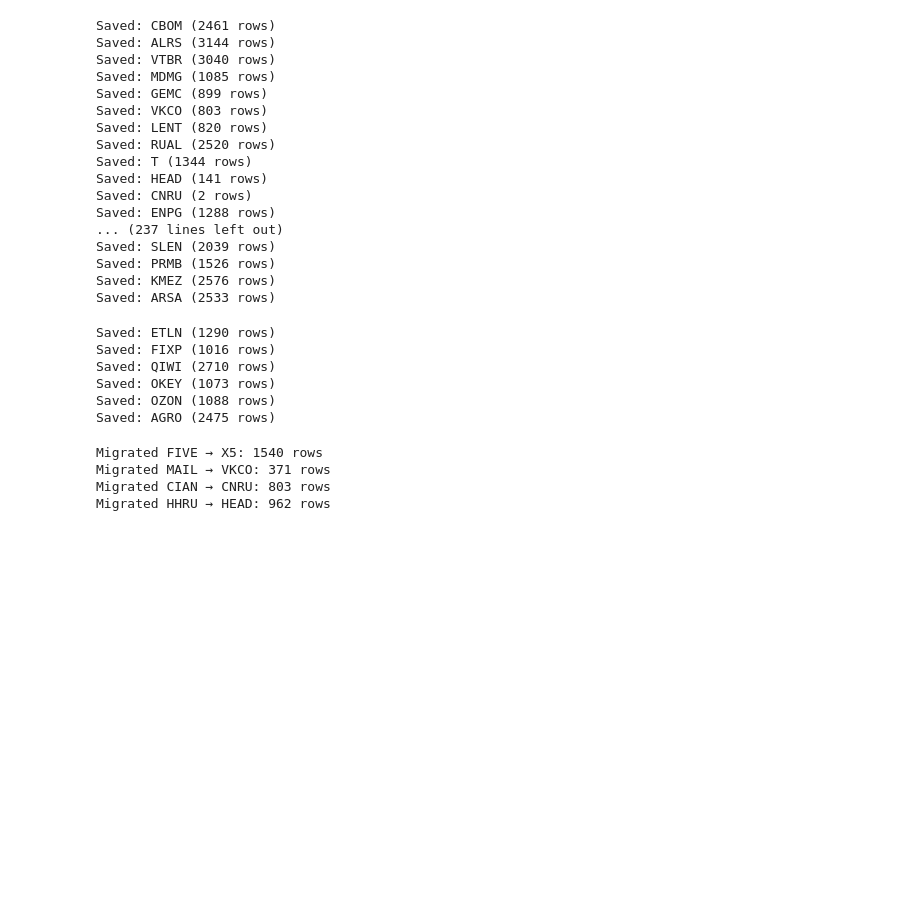
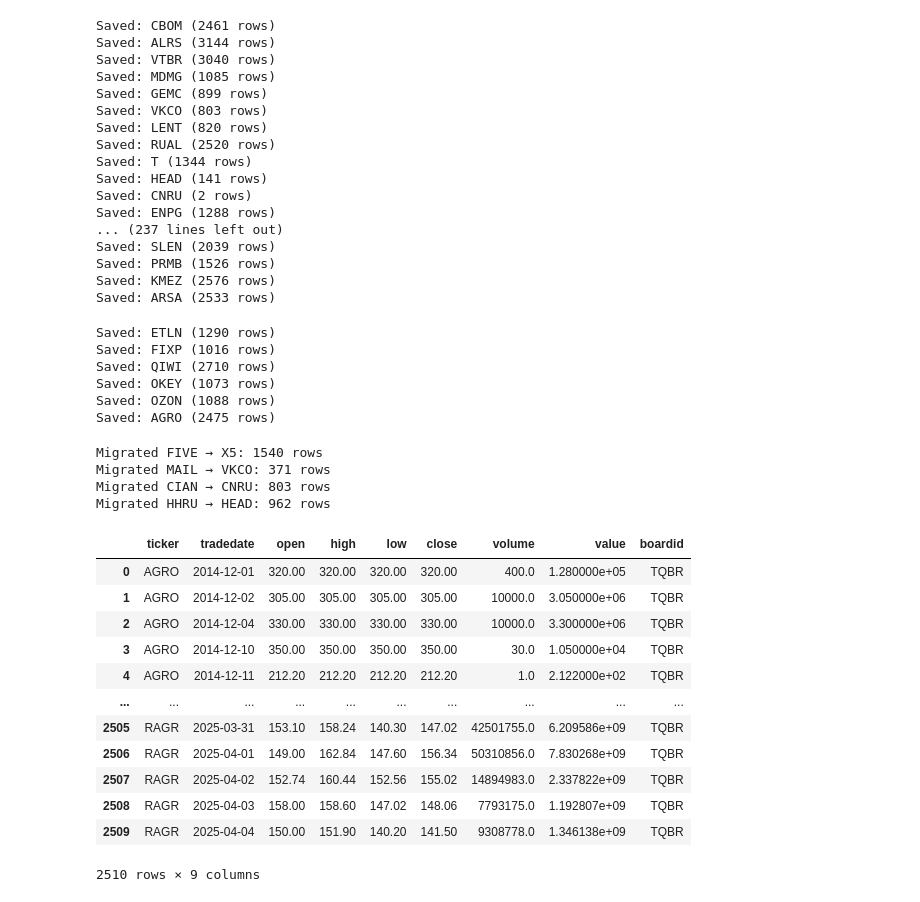
Before and after one commit to AntonYRV/portfolio-builder, a Jupyter notebook: test_port_opt.ipynb, the cells around one changed output. Drawn from its saved outputs; the diff is of its cells as text; code cells hidden in the pictures; blank space fills up the shorter version.

```diff
--- a/test_port_opt.ipynb
+++ b/test_port_opt.ipynb
@@ -368,3 +369,33 @@ Migrated FIVE → X5: 1540 rows
 Migrated MAIL → VKCO: 371 rows
 Migrated CIAN → CNRU: 803 rows
 Migrated HHRU → HEAD: 962 rows
+# %%
+import sqlite3
+import pandas as pd
+
+# Подключаемся к базе данных
+DB_NAME = "moex_candles.db"
+conn = sqlite3.connect(DB_NAME)
+
+# Читаем данные по тикеру YDEX из таблицы candles
+query = "SELECT * FROM candles WHERE (ticker = 'AGRO' or ticker = 'RAGR')"
+df = pd.read_sql(query, conn)
+
+# Закрываем соединение
+conn.close()
+
+df
+# %% [output]
+|  | ticker | tradedate | open | high | low | close | volume | value | boardid |
+| 0 | AGRO | 2014-12-01 | 320.00 | 320.00 | 320.00 | 320.00 | 400.0 | 1.280000e+05 | TQBR |
+| 1 | AGRO | 2014-12-02 | 305.00 | 305.00 | 305.00 | 305.00 | 10000.0 | 3.050000e+06 | TQBR |
+| 2 | AGRO | 2014-12-04 | 330.00 | 330.00 | 330.00 | 330.00 | 10000.0 | 3.300000e+06 | TQBR |
+| 3 | AGRO | 2014-12-10 | 350.00 | 350.00 | 350.00 | 350.00 | 30.0 | 1.050000e+04 | TQBR |
+| 4 | AGRO | 2014-12-11 | 212.20 | 212.20 | 212.20 | 212.20 | 1.0 | 2.122000e+02 | TQBR |
+| ... | ... | ... | ... | ... | ... | ... | ... | ... | ... |
+| 2505 | RAGR | 2025-03-31 | 153.10 | 158.24 | 140.30 | 147.02 | 42501755.0 | 6.209586e+09 | TQBR |
+| 2506 | RAGR | 2025-04-01 | 149.00 | 162.84 | 147.60 | 156.34 | 50310856.0 | 7.830268e+09 | TQBR |
+| 2507 | RAGR | 2025-04-02 | 152.74 | 160.44 | 152.56 | 155.02 | 14894983.0 | 2.337822e+09 | TQBR |
+| 2508 | RAGR | 2025-04-03 | 158.00 | 158.60 | 147.02 | 148.06 | 7793175.0 | 1.192807e+09 | TQBR |
+| 2509 | RAGR | 2025-04-04 | 150.00 | 151.90 | 140.20 | 141.50 | 9308778.0 | 1.346138e+09 | TQBR |
+2510 rows × 9 columns
```
Also changed, not shown: parts of 7 cells of this notebook, 2 other files.
